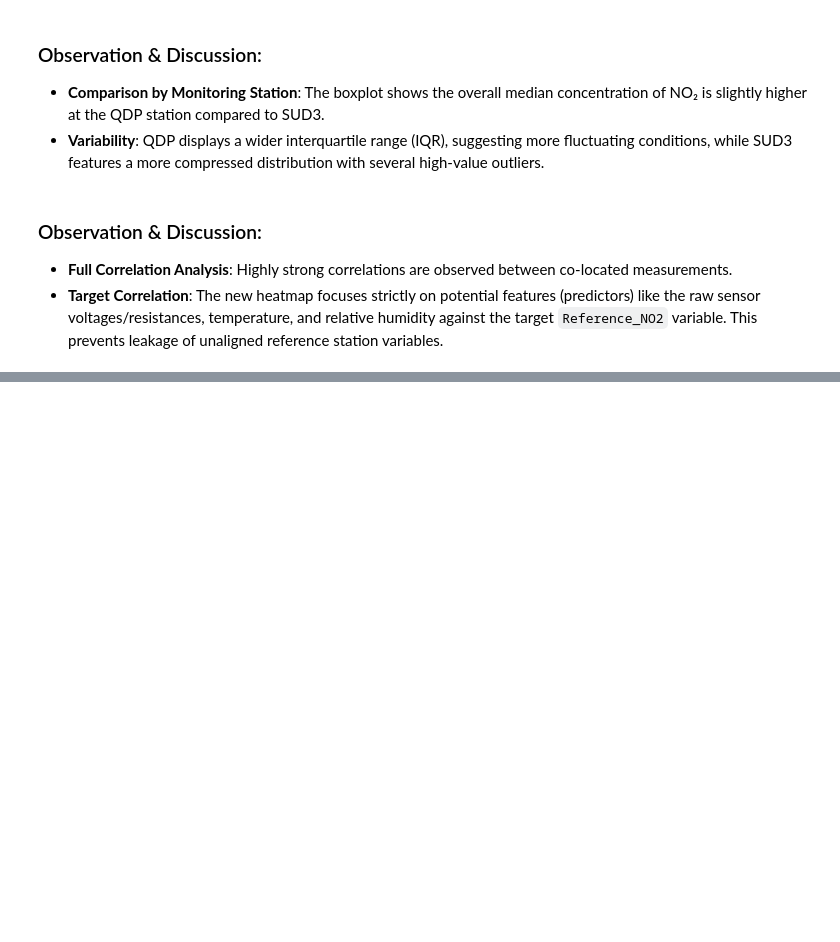
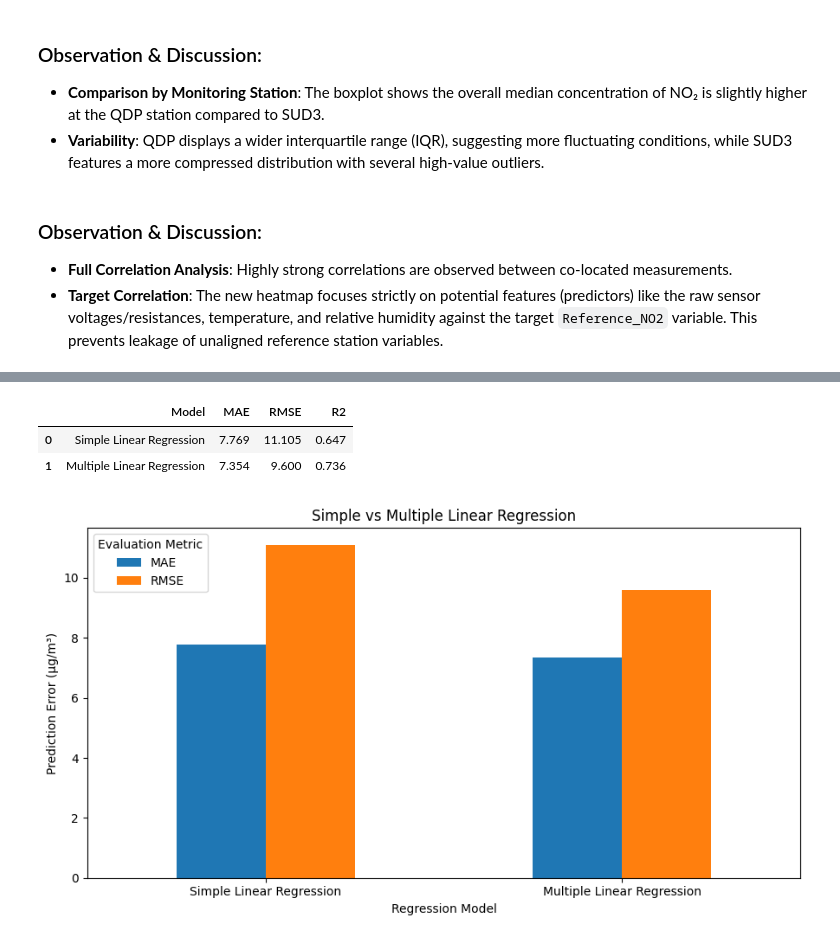
Before and after one commit to JoshuaBL2002/Advanced-Data-Science-Project-Repository, a Jupyter notebook: notebooks/Air_Quality_NO2_Project.ipynb, the cells around one changed output, grey strips where cells are left out. Cells and saved outputs as stored; diff of their text form; code cells hidden in the pictures; blank space fills up the shorter version.

Commit message:
Section 4 & 5 code update check

```diff
--- a/notebooks/Air_Quality_NO2_Project.ipynb
+++ b/notebooks/Air_Quality_NO2_Project.ipynb
@@ -301,0 +495,20 @@ else:
+# %%
+# Section 4.6 - Gradient Boosting Regression
+
+gradient_boosting = Pipeline([
+    ("imputer", SimpleImputer(strategy="median")),
+    ("model", GradientBoostingRegressor(
+        n_estimators=100,
+        learning_rate=0.1,
+        max_depth=3,
+        random_state=42
+    ))
+])
+
+# Train the model
+gradient_boosting.fit(X_train, y_train)
+
+# Generate predictions
+boosting_predictions = gradient_boosting.predict(X_test)
+
+print("Gradient Boosting trained successfully.")
@@ -301,0 +645,34 @@ else:
+# %%
+# Section 5.3 - Linear Regression Comparison
+
+linear_comparison = results_df[
+    results_df["Model"].isin([
+        "Simple Linear Regression",
+        "Multiple Linear Regression"
+    ])
+]
+
+display(linear_comparison.round(3))
+
+# Compare MAE and RMSE
+linear_plot = linear_comparison.set_index("Model")[
+    ["MAE", "RMSE"]
+]
+
+linear_plot.plot(
+    kind="bar",
+    figsize=(9, 5)
+)
+
+plt.title("Simple vs Multiple Linear Regression")
+plt.ylabel("Prediction Error (µg/m³)")
+plt.xlabel("Regression Model")
+plt.xticks(rotation=0)
+plt.legend(title="Evaluation Metric")
+plt.tight_layout()
+plt.show()
+# %% [output]
+|  | Model | MAE | RMSE | R2 |
+| 0 | Simple Linear Regression | 7.769 | 11.105 | 0.647 |
+| 1 | Multiple Linear Regression | 7.354 | 9.600 | 0.736 |
+[figure, added]
```
Also changed, not shown: parts of 17 cells of this notebook.
